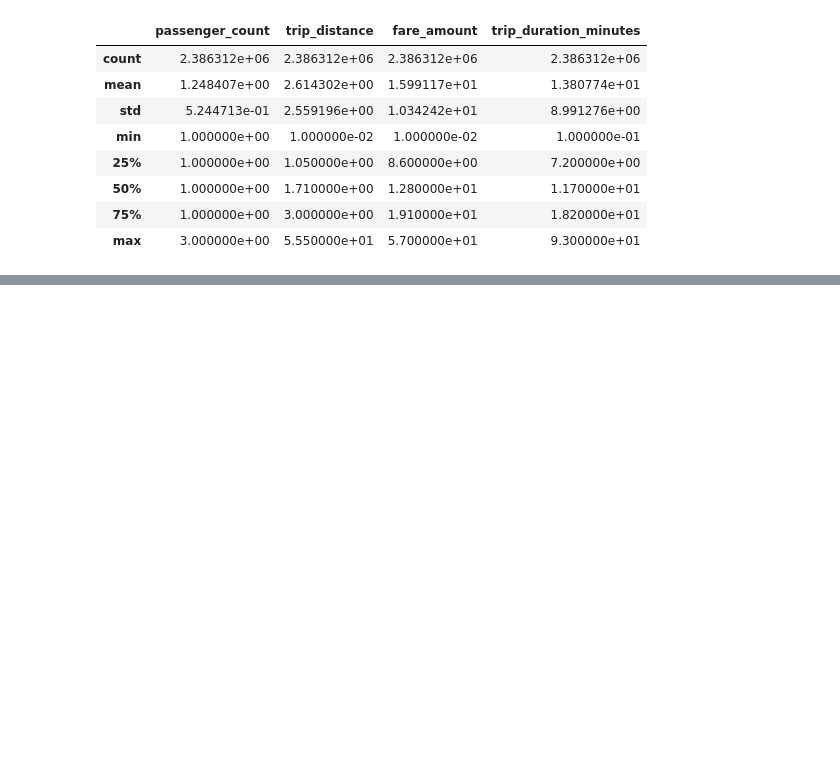
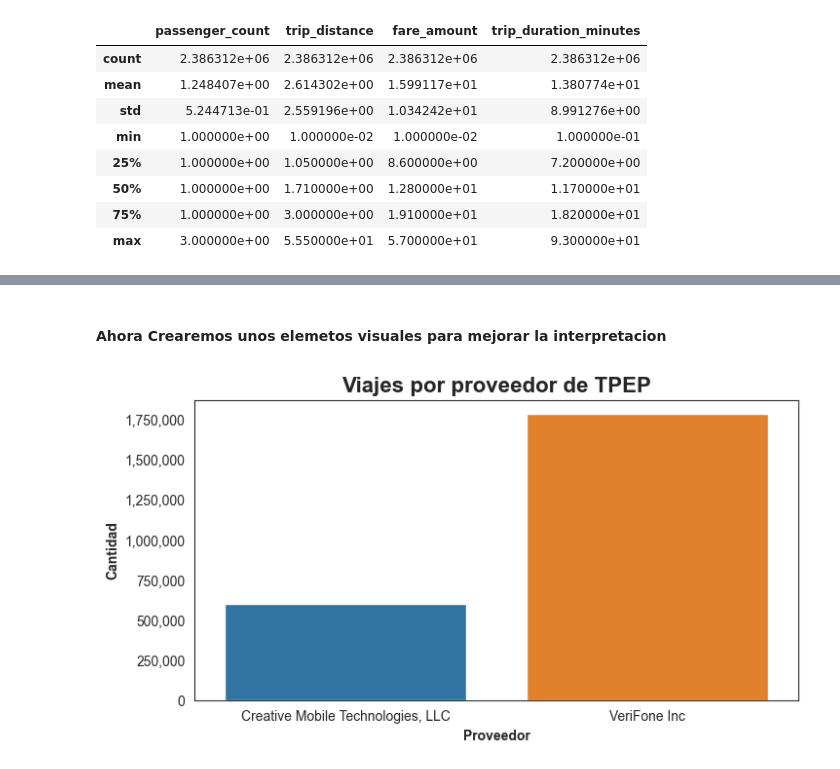
Before and after one commit to ing-jhparra/nyc-taxis, a Jupyter notebook: EDA/Taxis.ipynb, the cells around one changed output, grey strips where cells are left out. Cells and saved outputs as stored; diff of their text form; code cells hidden in the pictures; blank space fills up the shorter version.

Commit message:
EDA datos de viajes

```diff
--- a/EDA/Taxis.ipynb
+++ b/EDA/Taxis.ipynb
@@ -113,7 +113,7 @@ datos.head(5)
 # %%
 # Con la variable 'tpep_pickup_datetime' la usamos para obtener el dia y mes en que se realiza el viaje
 datos['pickup_month'] = datos['tpep_pickup_datetime'].dt.month_name()
-datos['pickup_day_of_week'] = datos['tpep_pickup_datetime'].dt.day_name()
+datos['pickup_day_of_week'] = datos['tpep_pickup_datetime'].dt.day_of_week
 
 # Y con las variables 'tpep_dropoff_datetime' y 'tpep_pickup_datetime' las usamos para obtener la duracion del viaje en minutos
 datos['trip_duration_minutes'] = round((datos['tpep_dropoff_datetime'] - datos['tpep_pickup_datetime']).dt.total_seconds() / 60, 1)
@@ -151,3 +151,7 @@ datos.head(5)
 | 2 | 2 | 1.0 | 2.36 | 142 | 1 | 13.5 | July | ... |
 | 3 | 2 | 1.0 | 4.36 | 68 | 1 | 19.8 | July | ... |
 | 4 | 1 | 0.0 | 1.60 | 161 | 1 | 11.4 | July | ... |
+# %%
+# Usamos un diccionarionario para mapear los nombres de los dia de la semana
+day_mapping = {0: 'Monday', 1: 'Tuesday', 2: 'Wednesday', 3: 'Thursday', 4: 'Friday', 5: 'Saturday', 6: 'Sunday'}
+datos['pickup_day_of_week'] = datos['pickup_day_of_week'].replace(day_mapping)
@@ -295,0 +323,24 @@ datos.describe()
+# %% [markdown]
+#### Ahora Crearemos unos elemetos visuales para mejorar la interpretacion
+# %%
+# Definimos el estilo
+sns.set_style('white')
+
+# Definimos el tamaño de la figura
+plt.figure(figsize=(8,4))
+
+# Definimos el grafico y los datos a usar
+ax = sns.countplot(data=datos, x='VendorID', hue='VendorID')
+
+# Colocamos las etiquetas
+plt.title('Viajes por proveedor de TPEP',fontweight='bold', fontsize=16)
+plt.xlabel('Proveedor',fontweight='bold')
+plt.ylabel('Cantidad',fontweight='bold')
+
+# Seteamos el eje de las y para mostras los valores en su forma completa
+ax.get_yaxis().set_major_formatter(plt.FuncFormatter(lambda x, loc: "{:,}".format(int(x))))
+
+#Mostramos el grafico
+plt.show()
+# %% [output]
+[figure, added]
```
Also changed, not shown: parts of 7 cells of this notebook.
